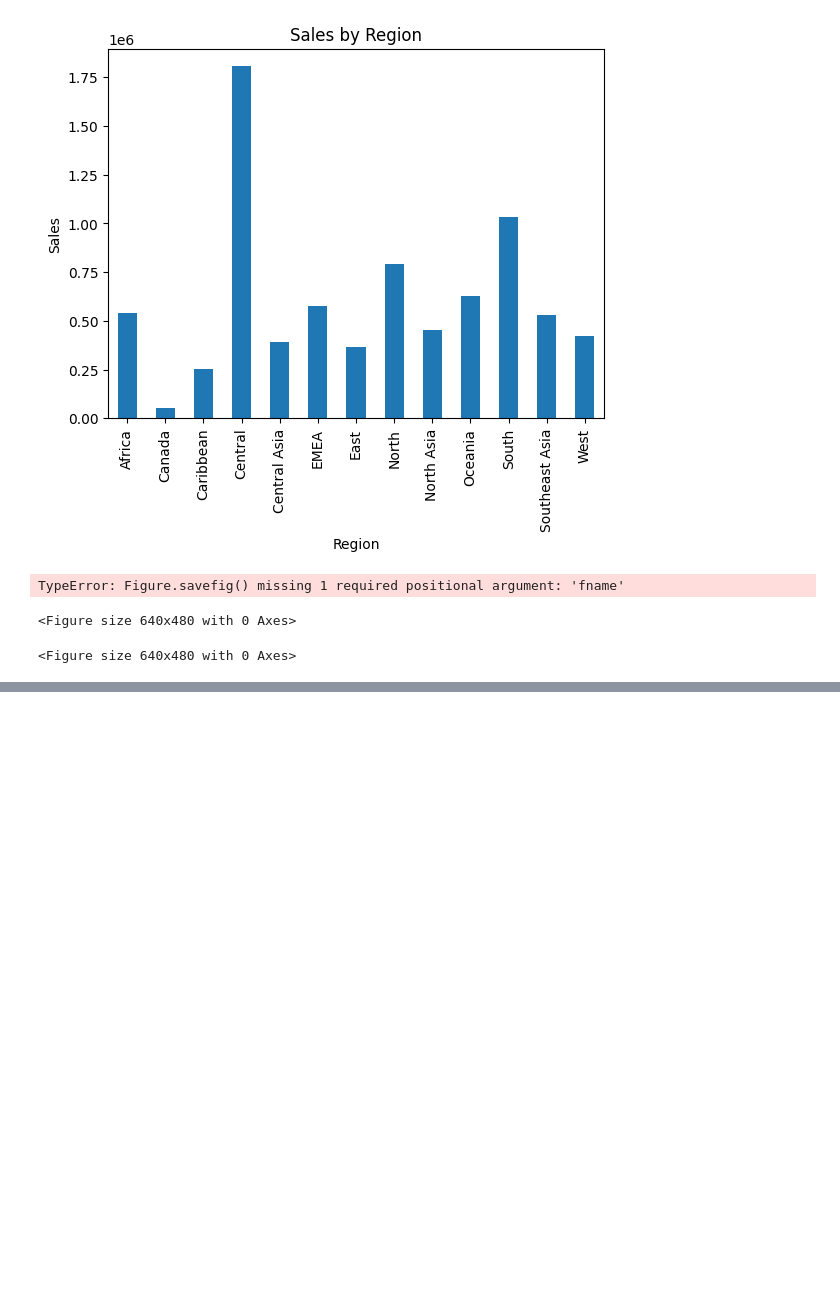
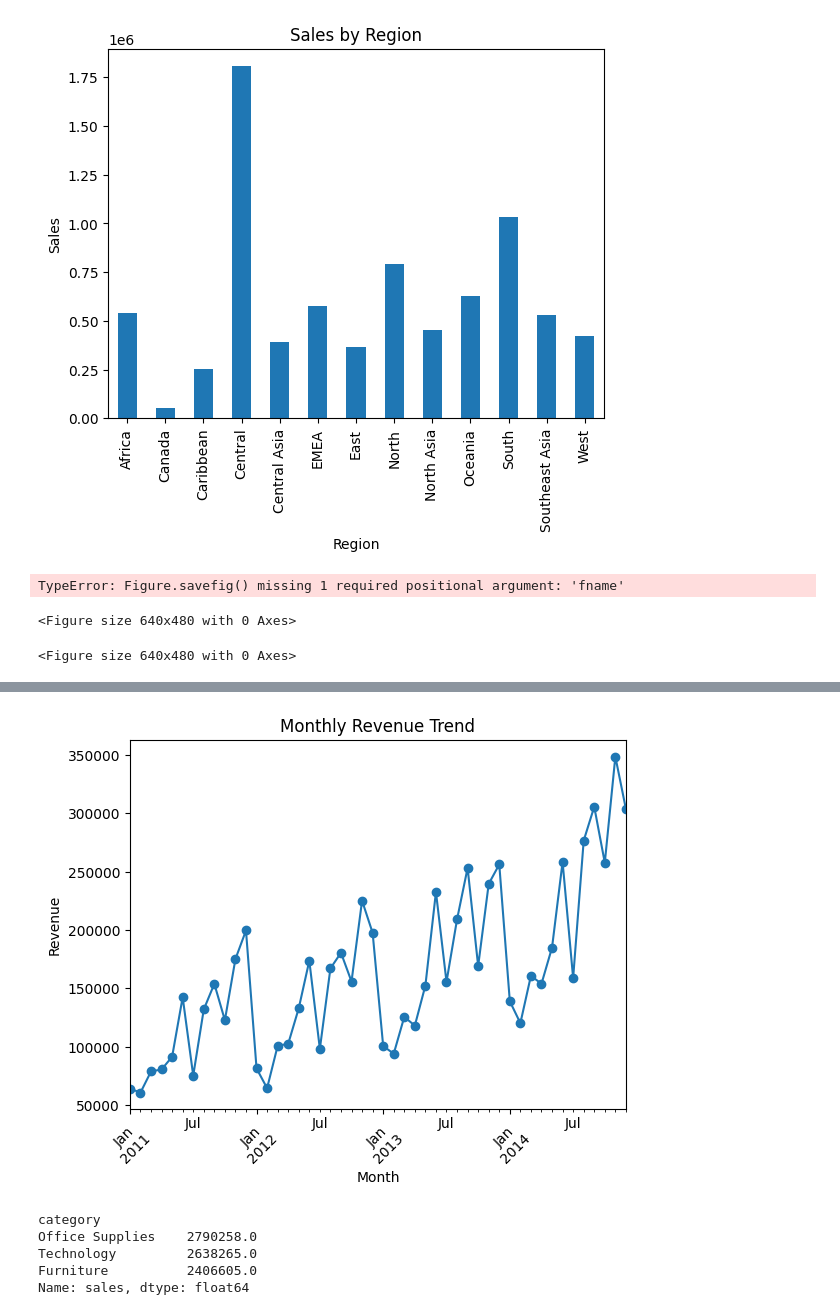
Before and after one commit to krishnaM04/FUTURE_DS_01, a Jupyter notebook: notebook/sales_analysis.ipynb, the cells around one changed output, grey strips where cells are left out. Cells and saved outputs as stored; diff of their text form; code cells hidden in the pictures; blank space fills up the shorter version.

Commit message:
Completed Task 1 business sales analysis

```diff
--- a/notebook/sales_analysis.ipynb
+++ b/notebook/sales_analysis.ipynb
@@ -206,0 +221,12 @@ plt.show("../outputs/region_sales.png")
+# %%
+df["order_date"] = pd.to_datetime(df["order_date"], dayfirst=True)
+# %%
+df["order_date"] = pd.to_datetime(
+    df["order_date"],
+    format="mixed",
+    dayfirst=True
+)
+# %%
+monthly_sales = df.groupby(df["order_date"].dt.to_period("M"))["sales"].sum()
+
+print(monthly_sales)
@@ -206,0 +251,26 @@ plt.show("../outputs/region_sales.png")
+# %%
+import matplotlib.pyplot as plt
+
+monthly_sales.plot(kind="line", marker="o")
+
+plt.title("Monthly Revenue Trend")
+plt.xlabel("Month")
+plt.ylabel("Revenue")
+
+plt.xticks(rotation=45)
+
+plt.savefig("../outputs/monthly_sales_trend.png")
+
+plt.show()
+# %% [output]
+[figure, added]
+# %%
+category_sales = df.groupby("category")["sales"].sum().sort_values(ascending=False)
+
+print(category_sales)
+# %% [output]
+category
+Office Supplies    2790258.0
+Technology         2638265.0
+Furniture          2406605.0
+Name: sales, dtype: float64
```
Also changed, not shown: parts of 9 cells of this notebook, 4 other files.
